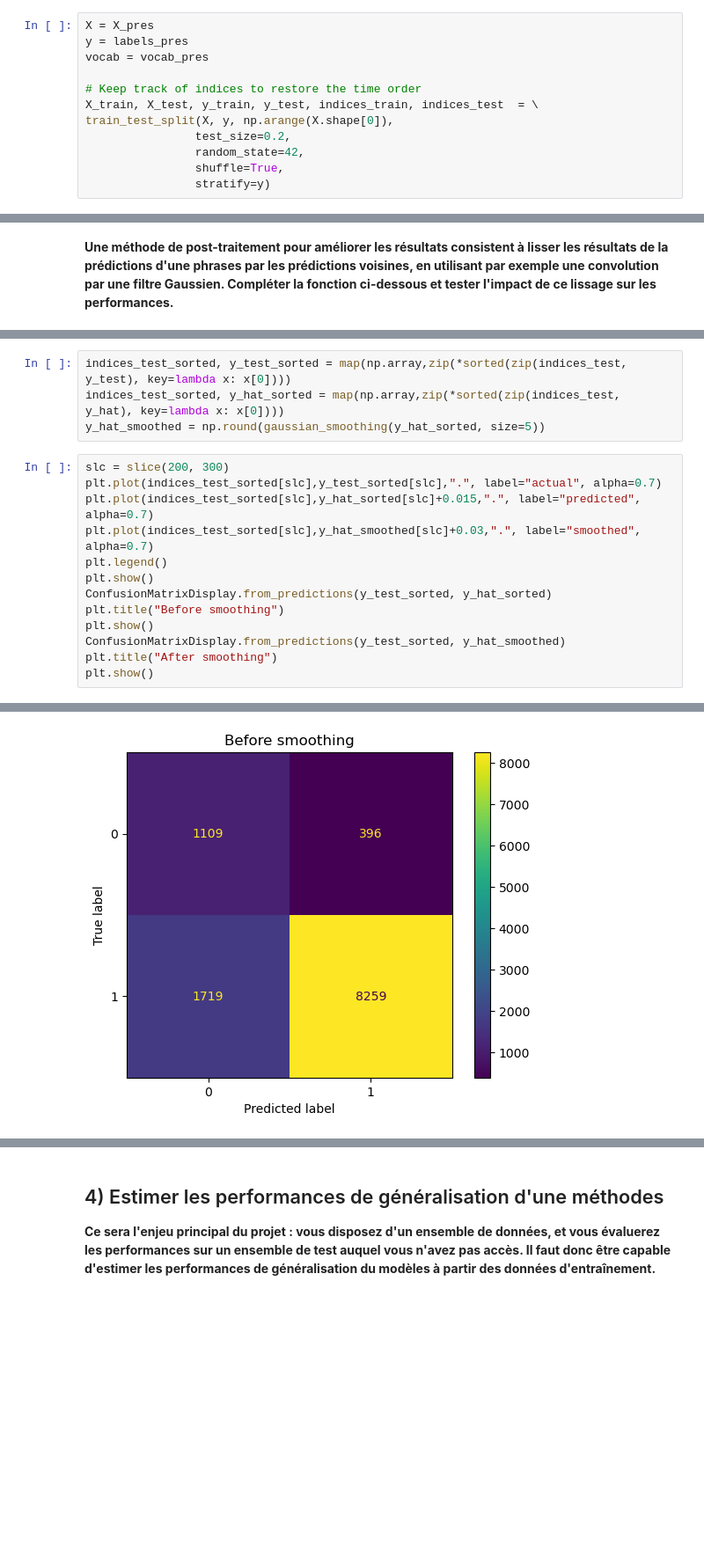
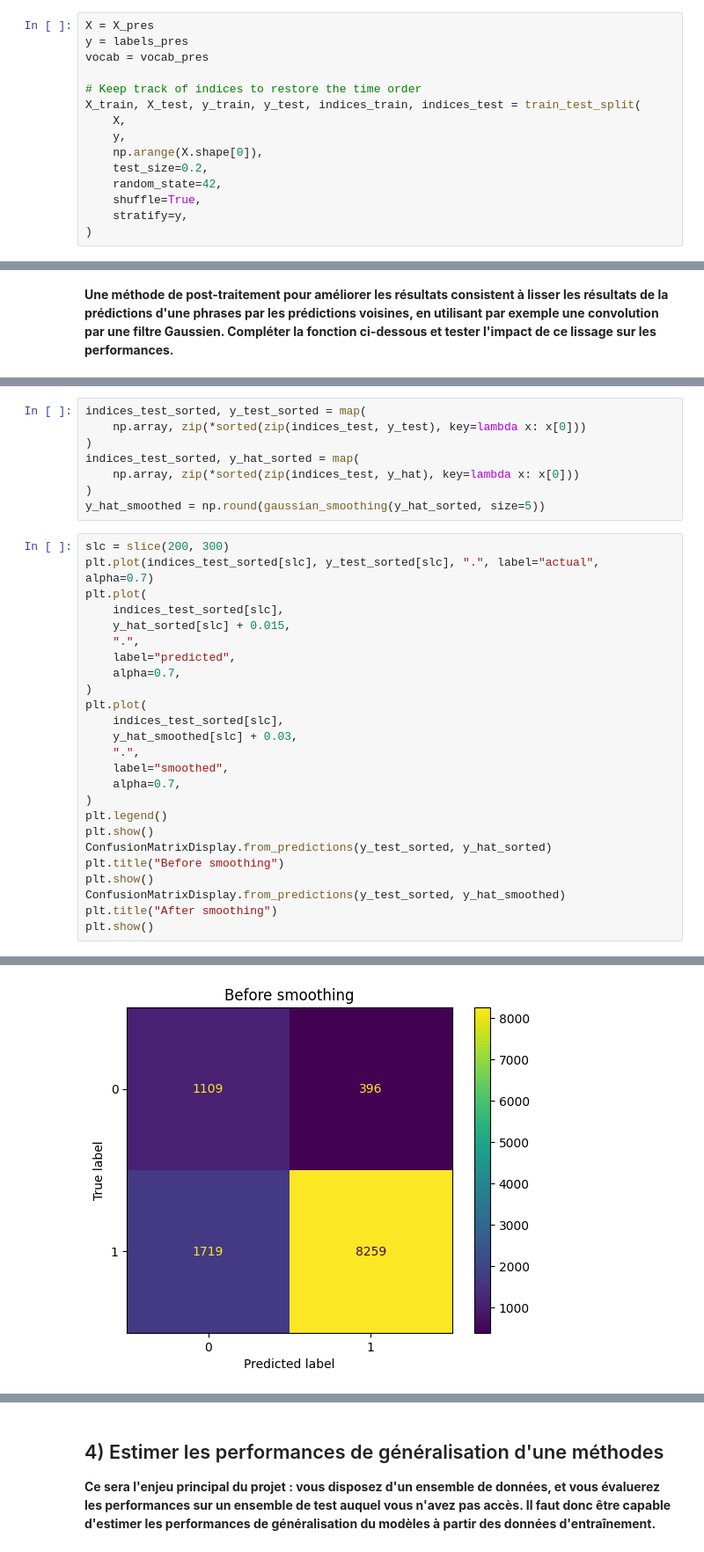
Before and after one commit to Vladislav-Antipin/nlp-document-classification, a Jupyter notebook: notebooks/rital_tme/tme01/rital-proj01-bow.ipynb, the cells around one changed output, grey strips where cells are left out. Shown at 88% size. Cells and saved outputs as stored; diff of their text form; blank space fills up the shorter version.

```diff
--- a/notebooks/rital_tme/tme01/rital-proj01-bow.ipynb
+++ b/notebooks/rital_tme/tme01/rital-proj01-bow.ipynb
@@ -264,10 +270,13 @@ y = labels_pres
 vocab = vocab_pres
 
 # Keep track of indices to restore the time order
-X_train, X_test, y_train, y_test, indices_train, indices_test  = \
-train_test_split(X, y, np.arange(X.shape[0]),
-                test_size=0.2,
-                random_state=42,
-                shuffle=True,
-                stratify=y)
+X_train, X_test, y_train, y_test, indices_train, indices_test = train_test_split(
+    X,
+    y,
+    np.arange(X.shape[0]),
+    test_size=0.2,
+    random_state=42,
+    shuffle=True,
+    stratify=y,
+)
 # %%
@@ -290,22 +299,38 @@ def gaussian_smoothing(pred, size):
     pred_padded = np.pad(pred, pad_width=k, mode="edge")
     return np.convolve(pred_padded, kernel, mode="valid")
 # %%
-indices_test_sorted, y_test_sorted = map(np.array,zip(*sorted(zip(indices_test, y_test), key=lambda x: x[0])))
-indices_test_sorted, y_hat_sorted = map(np.array,zip(*sorted(zip(indices_test, y_hat), key=lambda x: x[0])))
+indices_test_sorted, y_test_sorted = map(
+    np.array, zip(*sorted(zip(indices_test, y_test), key=lambda x: x[0]))
+)
+indices_test_sorted, y_hat_sorted = map(
+    np.array, zip(*sorted(zip(indices_test, y_hat), key=lambda x: x[0]))
+)
 y_hat_smoothed = np.round(gaussian_smoothing(y_hat_sorted, size=5))
 # %%
 slc = slice(200, 300)
-plt.plot(indices_test_sorted[slc],y_test_sorted[slc],".", label="actual", alpha=0.7)
-plt.plot(indices_test_sorted[slc],y_hat_sorted[slc]+0.015,".", label="predicted", alpha=0.7)
-plt.plot(indices_test_sorted[slc],y_hat_smoothed[slc]+0.03,".", label="smoothed", alpha=0.7)
+plt.plot(indices_test_sorted[slc], y_test_sorted[slc], ".", label="actual", alpha=0.7)
+plt.plot(
+    indices_test_sorted[slc],
+    y_hat_sorted[slc] + 0.015,
+    ".",
+    label="predicted",
+    alpha=0.7,
+)
+plt.plot(
+    indices_test_sorted[slc],
+    y_hat_smoothed[slc] + 0.03,
+    ".",
+    label="smoothed",
+    alpha=0.7,
+)
 plt.legend()
 plt.show()
 ConfusionMatrixDisplay.from_predictions(y_test_sorted, y_hat_sorted)
 plt.title("Before smoothing")
 plt.show()
 ConfusionMatrixDisplay.from_predictions(y_test_sorted, y_hat_smoothed)
 plt.title("After smoothing")
 plt.show()
 # %% [output]
 [figure]
-[figure, old version]
+[figure, new version]
```
Also changed, not shown: parts of 13 cells of this notebook, 10 other files.
